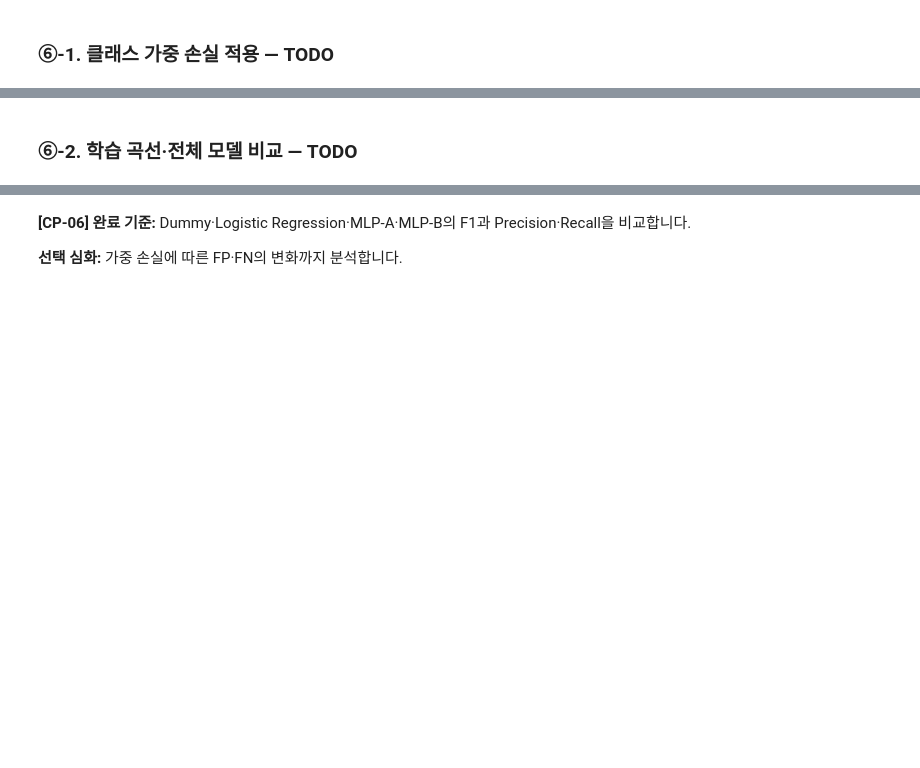
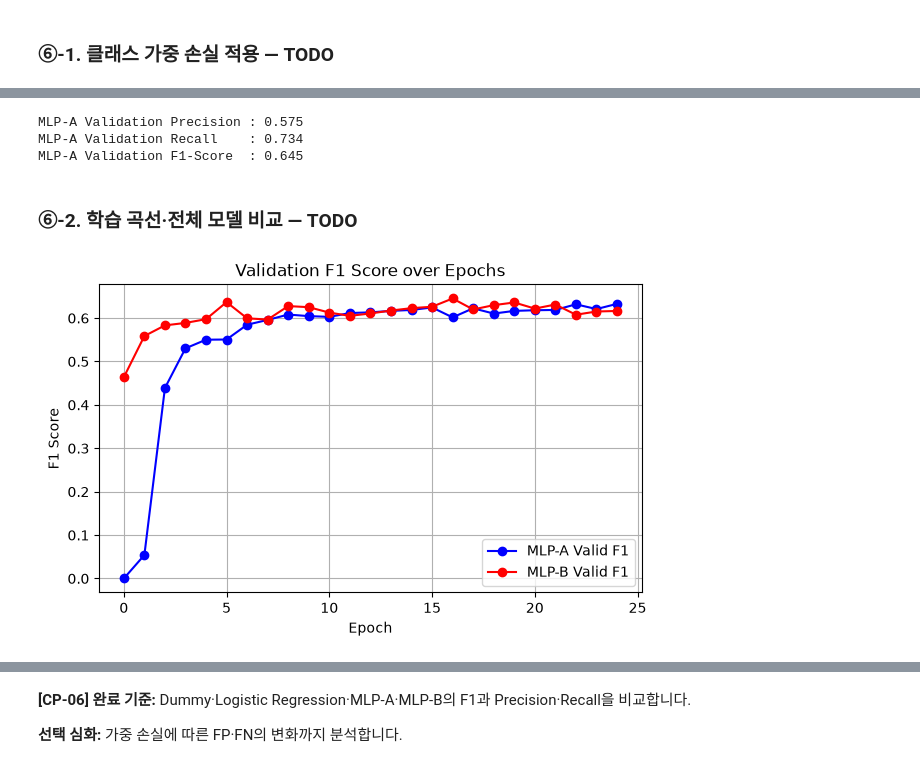
Before and after one commit to Kim-ms/ai-mini-projects, a Jupyter notebook: mini-project-01/code/02_classification_online_shopping.ipynb, the cells around one changed output, grey strips where cells are left out. Saved outputs shown, nothing was run; the diff lists cells and outputs as text; code cells hidden in the pictures; blank space fills up the shorter version.

```diff
--- a/mini-project-01/code/02_classification_online_shopping.ipynb
+++ b/mini-project-01/code/02_classification_online_shopping.ipynb
@@ -772,15 +771,8 @@ MLP-A Validation F1-Score  : 0.633
 # %%
 # TODO 6-1. Train에서 미구매·구매 건수를 구하고 pos_weight를 계산합니다.
 # 힌트: pos_weight = 미구매 수 / 구매 수
-n_negative = ...
-n_positive = ...
-pos_weight = ...
+n_negative = (y_train == 0).sum()
+n_positive = (y_train == 1).sum()
+pos_weight = n_negative / n_positive
+
 print("Train 불균형 비율(neg/pos):", round(pos_weight, 3))
-
-# [공통] MLP-B: 가중 BCE 학습
-mlp_b, history_b, best_epoch_b = fit_mlp(
-    Xt_train, y_train.to_numpy(), Xt_valid, y_valid.to_numpy(),
-    positive_weight=pos_weight, epochs=EPOCHS,
-)
-print("MLP-B 최고 Validation F1 에포크:", best_epoch_b)
-display(history_b.tail().round(3))
@@ -787,3 +797,34 @@ display(history_b.tail().round(3))
+# %%
+valid_pred_b = (mlp_probabilities(mlp_b, Xt_valid) >= 0.5).astype(int)
+
+precision_b = precision_score(y_valid.to_numpy(), valid_pred_b, zero_division=0)
+recall_b = recall_score(y_valid.to_numpy(), valid_pred_b, zero_division=0)
+f1_b = f1_score(y_valid.to_numpy(), valid_pred_b, zero_division=0)
+
+print(f"MLP-B Validation Precision : {precision_b:.3f}")
+print(f"MLP-B Validation Recall    : {recall_b:.3f}")
+print(f"MLP-B Validation F1-Score  : {f1_b:.3f}")
+# %% [output]
+MLP-A Validation Precision : 0.575
+MLP-A Validation Recall    : 0.734
+MLP-A Validation F1-Score  : 0.645
 # %% [markdown]
 ### ⑥-2. 학습 곡선·전체 모델 비교 — TODO
+# %%
+plt.figure(figsize=(7, 4))
+
+# TODO 6-2. MLP-A와 MLP-B의 Epoch별 Validation F1 곡선을 비교합니다.
+# 힌트: history_a, history_b, plt.plot()
+plt.plot(history_a["Valid F1"], label="MLP-A Valid F1", color="b", marker='o')
+plt.plot(history_b["Valid F1"], label="MLP-B Valid F1", color="r", marker='o')
+
+plt.title("Validation F1 Score over Epochs")
+plt.xlabel("Epoch")
+plt.ylabel("F1 Score")
+plt.grid(True)
+plt.legend()
+
+plt.show()
+# %% [output]
+[figure, added]
 # %%
```
Also changed, not shown: parts of 5 cells of this notebook, 1 other file.
